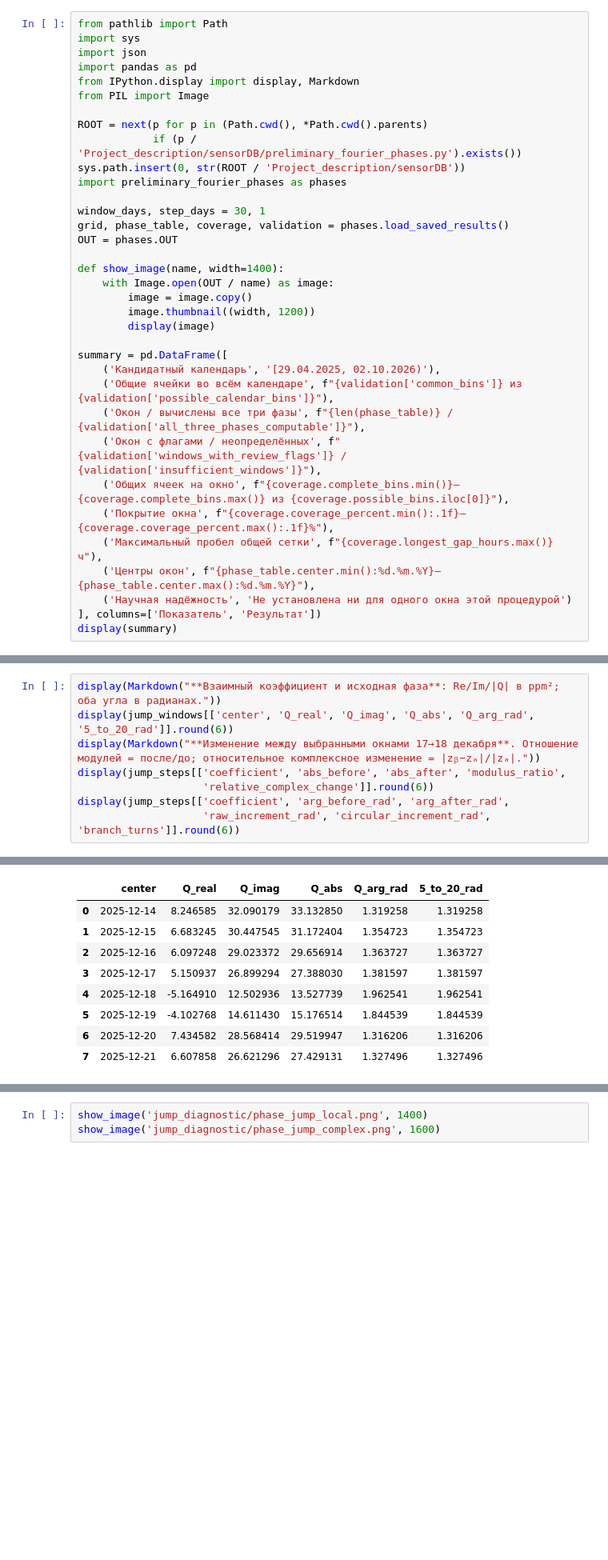
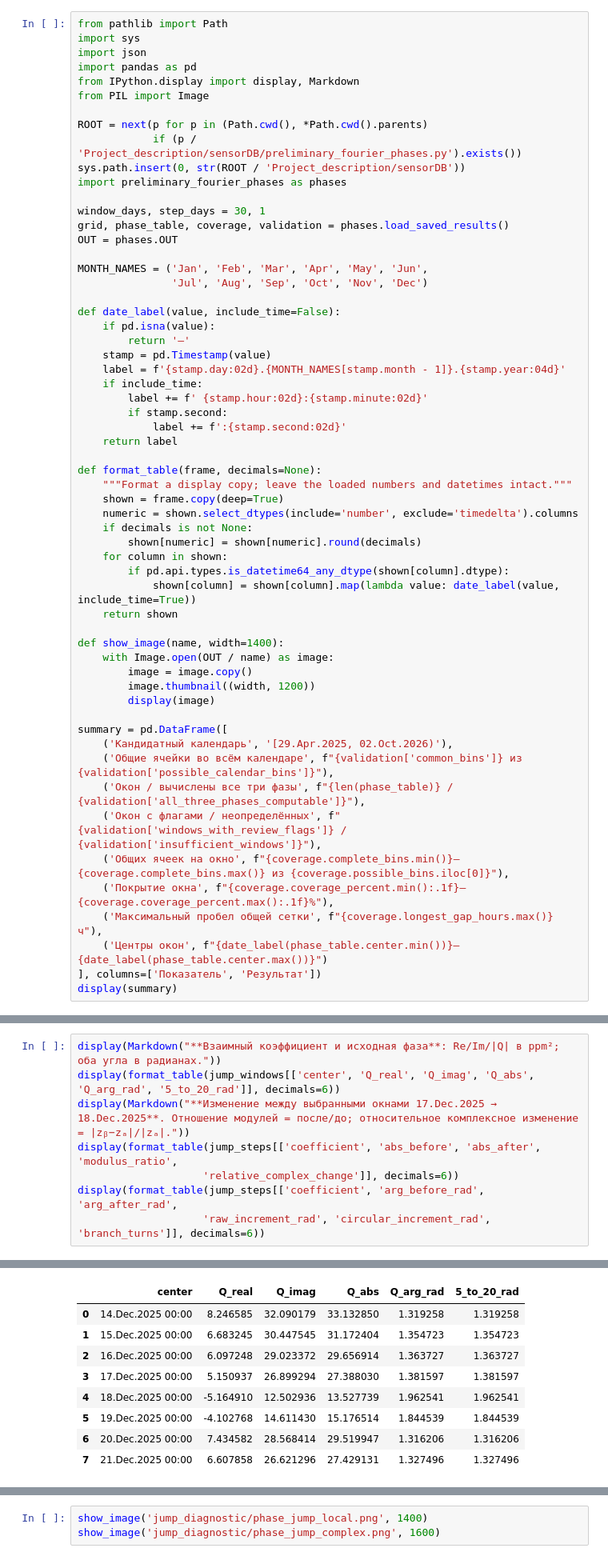
Before and after one commit to DimitriBolt/CO2Flux, a Jupyter notebook: Project_description/Research_log/00_preliminary_fourier_phases.ipynb, the cells around one changed output, grey strips where cells are left out. Shown at 80% size. Drawn from its saved outputs; the diff is of its cells as text; blank space fills up the shorter version.

```diff
--- a/Project_description/Research_log/00_preliminary_fourier_phases.ipynb
+++ b/Project_description/Research_log/00_preliminary_fourier_phases.ipynb
@@ -158,6 +160,31 @@ window_days, step_days = 30, 1
 grid, phase_table, coverage, validation = phases.load_saved_results()
 OUT = phases.OUT
 
+MONTH_NAMES = ('Jan', 'Feb', 'Mar', 'Apr', 'May', 'Jun',
+               'Jul', 'Aug', 'Sep', 'Oct', 'Nov', 'Dec')
+
+def date_label(value, include_time=False):
+    if pd.isna(value):
+        return '—'
+    stamp = pd.Timestamp(value)
+    label = f'{stamp.day:02d}.{MONTH_NAMES[stamp.month - 1]}.{stamp.year:04d}'
+    if include_time:
+        label += f' {stamp.hour:02d}:{stamp.minute:02d}'
+        if stamp.second:
+            label += f':{stamp.second:02d}'
+    return label
+
+def format_table(frame, decimals=None):
+    """Format a display copy; leave the loaded numbers and datetimes intact."""
+    shown = frame.copy(deep=True)
+    numeric = shown.select_dtypes(include='number', exclude='timedelta').columns
+    if decimals is not None:
+        shown[numeric] = shown[numeric].round(decimals)
+    for column in shown:
+        if pd.api.types.is_datetime64_any_dtype(shown[column].dtype):
+            shown[column] = shown[column].map(lambda value: date_label(value, include_time=True))
+    return shown
+
 def show_image(name, width=1400):
     with Image.open(OUT / name) as image:
         image = image.copy()
@@ -165,15 +192,14 @@ def show_image(name, width=1400):
         display(image)
 
 summary = pd.DataFrame([
-    ('Кандидатный календарь', '[29.04.2025, 02.10.2026)'),
+    ('Кандидатный календарь', '[29.Apr.2025, 02.Oct.2026)'),
     ('Общие ячейки во всём календаре', f"{validation['common_bins']} из {validation['possible_calendar_bins']}"),
     ('Окон / вычислены все три фазы', f"{len(phase_table)} / {validation['all_three_phases_computable']}"),
     ('Окон с флагами / неопределённых', f"{validation['windows_with_review_flags']} / {validation['insufficient_windows']}"),
     ('Общих ячеек на окно', f"{coverage.complete_bins.min()}–{coverage.complete_bins.max()} из {coverage.possible_bins.iloc[0]}"),
     ('Покрытие окна', f"{coverage.coverage_percent.min():.1f}–{coverage.coverage_percent.max():.1f}%"),
     ('Максимальный пробел общей сетки', f"{coverage.longest_gap_hours.max()} ч"),
-    ('Центры окон', f"{phase_table.center.min():%d.%m.%Y}–{phase_table.center.max():%d.%m.%Y}"),
-    ('Научная надёжность', 'Не установлена ни для одного окна этой процедурой')
+    ('Центры окон', f"{date_label(phase_table.center.min())}–{date_label(phase_table.center.max())}")
 ], columns=['Показатель', 'Результат'])
 display(summary)
 # %% [output]
@@ -378,19 +457,19 @@ $$\delta_Q=\mathrm{wrap}(\delta_{F_5}-\delta_{F_{20}}).$$
 # %%
 display(Markdown("**Взаимный коэффициент и исходная фаза**: Re/Im/|Q| в ppm²; оба угла в радианах."))
-display(jump_windows[['center', 'Q_real', 'Q_imag', 'Q_abs', 'Q_arg_rad', '5_to_20_rad']].round(6))
-display(Markdown("**Изменение между выбранными окнами 17→18 декабря**. Отношение модулей = после/до; относительное комплексное изменение = |zᵦ−zₐ|/|zₐ|."))
-display(jump_steps[['coefficient', 'abs_before', 'abs_after', 'modulus_ratio',
-                    'relative_complex_change']].round(6))
-display(jump_steps[['coefficient', 'arg_before_rad', 'arg_after_rad',
-                    'raw_increment_rad', 'circular_increment_rad', 'branch_turns']].round(6))
+display(format_table(jump_windows[['center', 'Q_real', 'Q_imag', 'Q_abs', 'Q_arg_rad', '5_to_20_rad']], decimals=6))
+display(Markdown("**Изменение между выбранными окнами 17.Dec.2025 → 18.Dec.2025**. Отношение модулей = после/до; относительное комплексное изменение = |zᵦ−zₐ|/|zₐ|."))
+display(format_table(jump_steps[['coefficient', 'abs_before', 'abs_after', 'modulus_ratio',
+                    'relative_complex_change']], decimals=6))
+display(format_table(jump_steps[['coefficient', 'arg_before_rad', 'arg_after_rad',
+                    'raw_increment_rad', 'circular_increment_rad', 'branch_turns']], decimals=6))
 # %% [output]
 **Взаимный коэффициент и исходная фаза**: Re/Im/|Q| в ppm²; оба угла в радианах.
 |  | center | Q_real | Q_imag | Q_abs | Q_arg_rad | 5_to_20_rad |
-| 0 | 2025-12-14 | 8.246585 | 32.090179 | 33.132850 | 1.319258 | 1.319258 |
-| 1 | 2025-12-15 | 6.683245 | 30.447545 | 31.172404 | 1.354723 | 1.354723 |
-| 2 | 2025-12-16 | 6.097248 | 29.023372 | 29.656914 | 1.363727 | 1.363727 |
-| 3 | 2025-12-17 | 5.150937 | 26.899294 | 27.388030 | 1.381597 | 1.381597 |
-| 4 | 2025-12-18 | -5.164910 | 12.502936 | 13.527739 | 1.962541 | 1.962541 |
-| 5 | 2025-12-19 | -4.102768 | 14.611430 | 15.176514 | 1.844539 | 1.844539 |
-| 6 | 2025-12-20 | 7.434582 | 28.568414 | 29.519947 | 1.316206 | 1.316206 |
-| 7 | 2025-12-21 | 6.607858 | 26.621296 | 27.429131 | 1.327496 | 1.327496 |
+| 0 | 14.Dec.2025 00:00 | 8.246585 | 32.090179 | 33.132850 | 1.319258 | 1.319258 |
+| 1 | 15.Dec.2025 00:00 | 6.683245 | 30.447545 | 31.172404 | 1.354723 | 1.354723 |
+| 2 | 16.Dec.2025 00:00 | 6.097248 | 29.023372 | 29.656914 | 1.363727 | 1.363727 |
+| 3 | 17.Dec.2025 00:00 | 5.150937 | 26.899294 | 27.388030 | 1.381597 | 1.381597 |
+| 4 | 18.Dec.2025 00:00 | -5.164910 | 12.502936 | 13.527739 | 1.962541 | 1.962541 |
+| 5 | 19.Dec.2025 00:00 | -4.102768 | 14.611430 | 15.176514 | 1.844539 | 1.844539 |
+| 6 | 20.Dec.2025 00:00 | 7.434582 | 28.568414 | 29.519947 | 1.316206 | 1.316206 |
+| 7 | 21.Dec.2025 00:00 | 6.607858 | 26.621296 | 27.429131 | 1.327496 | 1.327496 |
```
Also changed, not shown: parts of 28 cells of this notebook.
